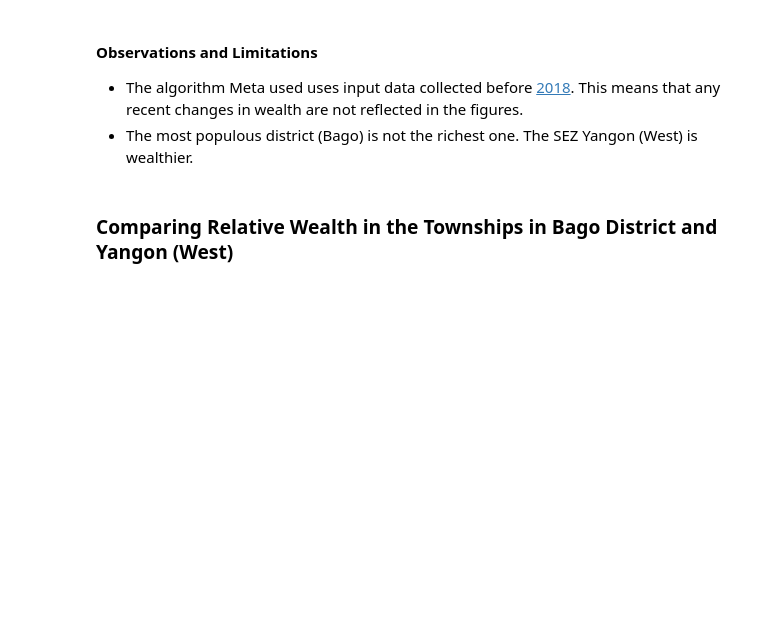
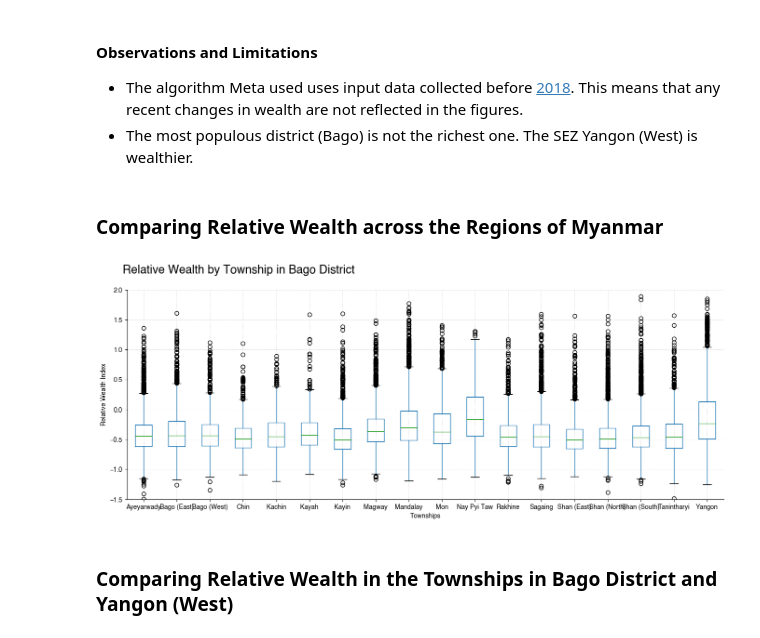
Before and after one commit to datapartnership/myanmar_economic_monitor, a Jupyter notebook: notebooks/relative-wealth/relative-wealth-index.ipynb, the cells around one changed output. Drawn from its saved outputs; the diff is of its cells as text; code cells hidden in the pictures; blank space fills up the shorter version.

```diff
--- a/notebooks/relative-wealth/relative-wealth-index.ipynb
+++ b/notebooks/relative-wealth/relative-wealth-index.ipynb
@@ -186,6 +243,29 @@ ax.text(-0.25, -0.07, subtitle_text, transform=ax.transAxes, fontsize=10, ha='le
 
 * The algorithm Meta used uses input data collected before [2018](https://www.pnas.org/doi/10.1073/pnas.2113658119). This means that any recent changes in wealth are not reflected in the figures.
 * The most populous district (Bago) is not the richest one. The SEZ Yangon (West) is wealthier.
+# %% [markdown]
+### Comparing Relative Wealth across the Regions of Myanmar
+# %%
+fig, ax = plt.subplots(figsize=(16,6))
+df = MYANMAR_ADM1.sjoin(rwi)
+df = df[['ST', 'rwi']]
+df.boxplot(column='rwi', by='ST', ax=ax)
+
+ax.spines['top'].set_visible(False)  # Hide the top spine
+ax.spines['right'].set_visible(False)
+
+ax.set_xlabel('Townships')
+ax.set_ylabel('Relative Wealth Index')
+
+ax.grid(True, which='both', linestyle=':', linewidth=0.5)
+
+ax.set_ylim([-1.5, 2])
+
+ax.set_title(' ', x=0.17, fontsize=14)
+
+plt.suptitle('Relative Wealth by Township in Bago District', fontsize=18, x=0.25, y=0.99);
+# %% [output]
+[figure, added]
 # %% [markdown]
 ### Comparing Relative Wealth in the Townships in Bago District and Yangon (West)
 # %%
```
Also changed, not shown: parts of 10 cells of this notebook.
